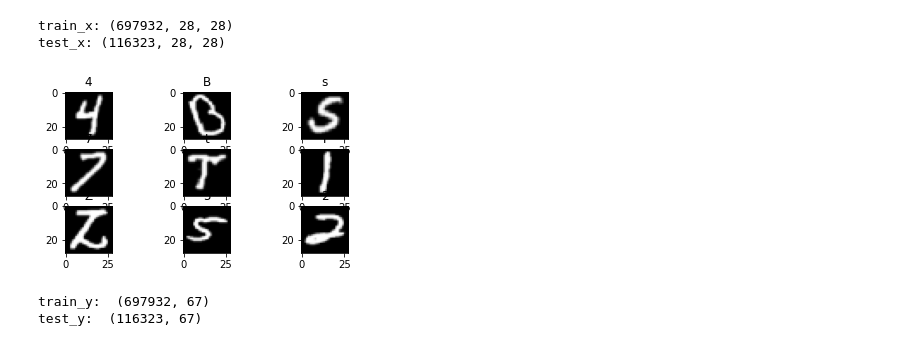
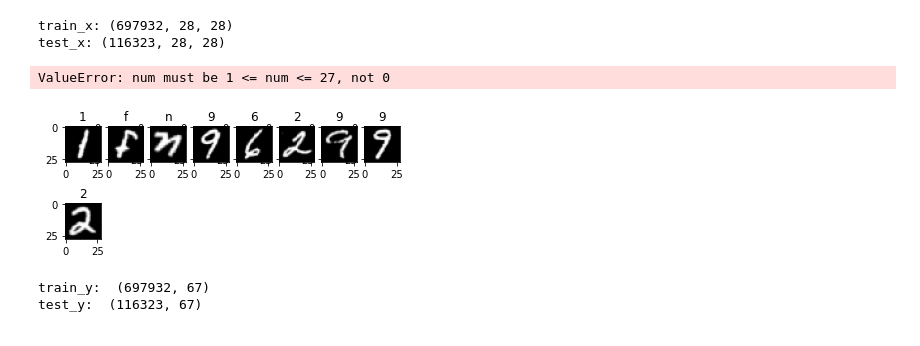
Before and after one commit to Koniiro/Latext_180_MP, a Jupyter notebook: notebook64031bc1f3.ipynb, the cells around one changed output. Cells and saved outputs as stored; diff of their text form; code cells hidden in the pictures.

```diff
--- a/notebook64031bc1f3.ipynb
+++ b/notebook64031bc1f3.ipynb
@@ -70,12 +70,13 @@ test_x = test_x.astype('float32')
 test_x /= 255
 # %%
 # plot image
-for i in range(100, 109):
+for i in range(50, 60):
     plt.subplot(330 + (i+1))
     plt.imshow(train_x[i], cmap=plt.get_cmap('gray'))
     plt.title(chr(mapp[train_y[i]]))
 # %% [output]
+ValueError: num must be 1 <= num <= 27, not 0
-[figure, old version]
+[figure, new version]
 # %%
 # number of classes
 #num_classes = np.unique(train_y)
```
Also changed, not shown: 43 other files.
